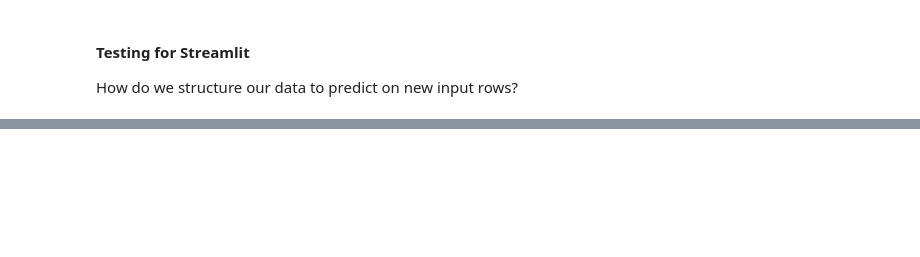
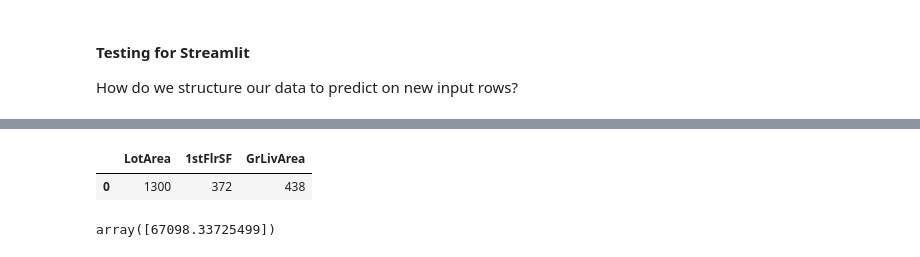
Before and after one commit to lindseyberlin/DS-Live-101121-Streamlit-Practice, a Jupyter notebook: notebooks/Ames-TuningRegressionTrees.ipynb, the cells around one changed output, grey strips where cells are left out. Saved outputs shown, nothing was run; the diff lists cells and outputs as text; code cells hidden in the pictures; blank space fills up the shorter version.

Commit message:
Add streamlit files and model

```diff
--- a/notebooks/Ames-TuningRegressionTrees.ipynb
+++ b/notebooks/Ames-TuningRegressionTrees.ipynb
@@ -458,4 +497,11 @@ How do we structure our data to predict on new input rows?
 # %%
 # Sanity check
+input_data
+# %% [output]
+|  | LotArea | 1stFlrSF | GrLivArea |
+| 0 | 1300 | 372 | 438 |
 # %%
 # Test our predictions
+test_model.predict(input_data)
+# %% [output]
+array([67098.33725499])
```
Also changed, not shown: parts of 10 cells of this notebook, 3 other files.
